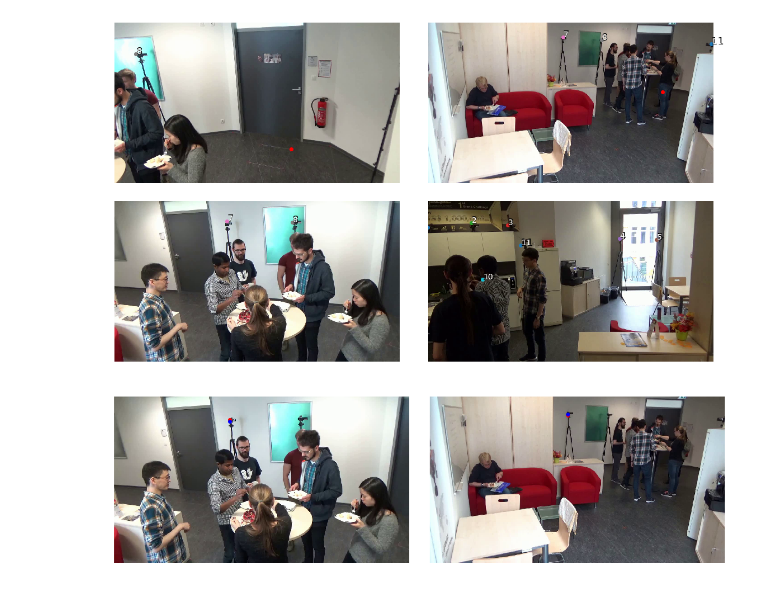
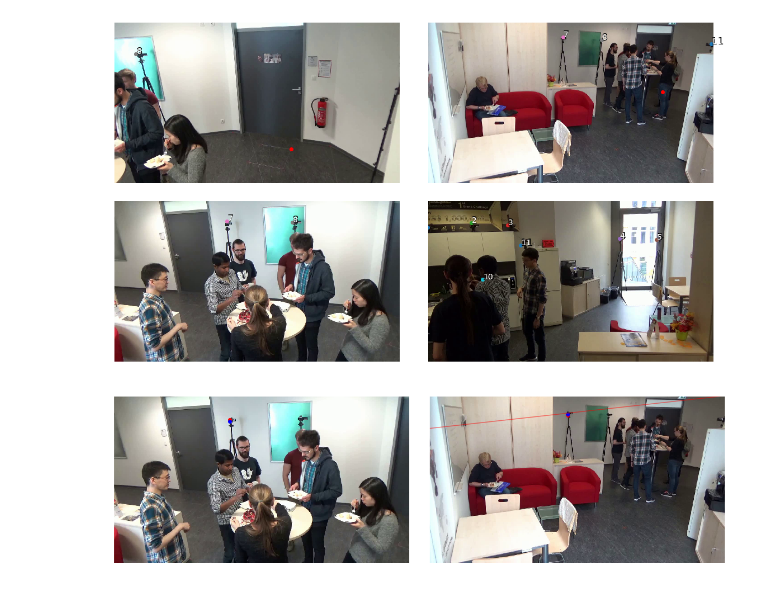
Before and after one commit to bonn-activity-maps/aik, a Jupyter notebook: visualization/kitchen.ipynb, the cells around one changed output. Drawn from its saved outputs; the diff is of its cells as text; code cells hidden in the pictures.

```diff
--- a/visualization/kitchen.ipynb
+++ b/visualization/kitchen.ipynb
@@ -66,34 +66,48 @@ import aik.geometry as gm
 
 cid1 = 2
 cid2 = 5
 
 im1 = I[cid1]
 im2 = I[cid2]
 
 cam1 = Calib[cid1]
 cam2 = Calib[cid2]
 
 pt1 = [500, 100]
 pt2 = [600,  80]
 pt3d = gm.triangulate(pt1, pt2, cam1, cam2)
 
+
+# ax + by + c = 0 ==> y = (-c -ax)/b
+epiline = gm.compute_epiline(pt1, cam1, cam2)
+y = lambda x, a, b, c: (-c - a * x)/b
+
+x0 = 0
+y0 = y(x0, *epiline)
+
+x1 = 1600
+y1 = y(x1, *epiline)
+
+
 fig = plt.figure(figsize=(16, 8))
 ax = fig.add_subplot(121)
 ax.imshow(im1); ax.axis('off')
 ax.scatter(*pt1, color='red')
 pt1_reprojected = np.squeeze(cam1.project_points(pt3d))
 ax.scatter(*pt1_reprojected, color='blue')
+ax.set_xlim([0, cam1.w])
+ax.set_ylim([cam1.h, 0])
 
 ax = fig.add_subplot(122)
 ax.imshow(im2); ax.axis('off')
 ax.scatter(*pt2, color='red')
 pt2_reprojected = np.squeeze(cam2.project_points(pt3d))
 ax.scatter(*pt2_reprojected, color='blue')
-
-
-
+ax.set_xlim([0, cam1.w])
+ax.set_ylim([cam1.h, 0])
+ax.plot([x0, x1], [y0, y1], color='red', alpha=0.5)
 
 plt.tight_layout()
 plt.show()
 # %% [output]
-[figure, old version]
+[figure, new version]
```
Also changed, not shown: 1 other file.
